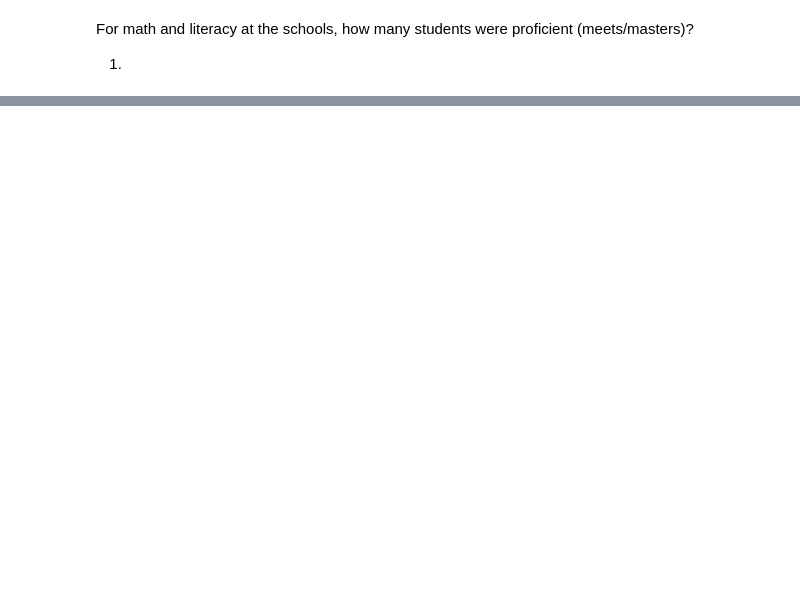
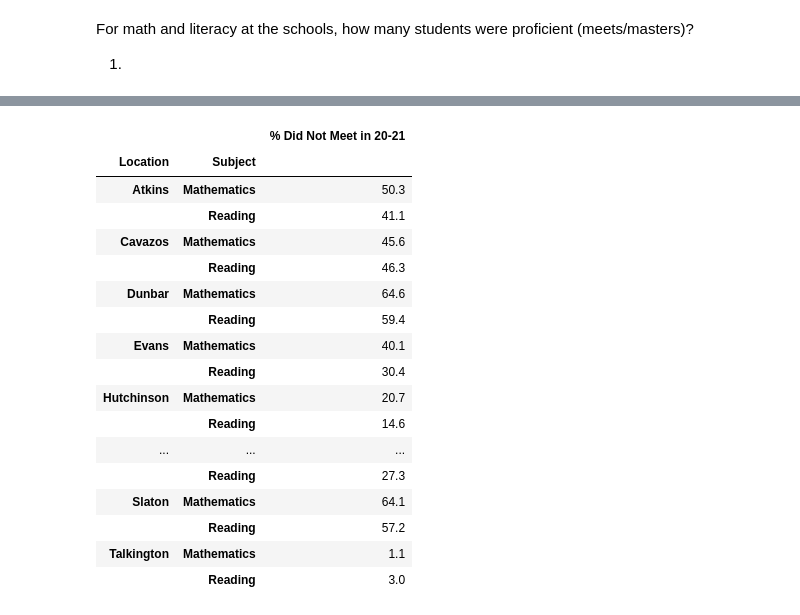
Before and after one commit to rajaridgway/lubbock-analysis, a Jupyter notebook: lubbock.ipynb, the cells around one changed output, grey strips where cells are left out. Drawn from its saved outputs; the diff is of its cells as text; code cells hidden in the pictures; blank space fills up the shorter version.

```diff
--- a/lubbock.ipynb
+++ b/lubbock.ipynb
@@ -496,8 +481,7 @@ df_21_total_8 = df[df_21 & df_total & df_8]
 # %%
 # Create lists for only the schools and all locations
-#schools_only = ['Atkins', 'Cavazos', 'McCool', 'Dunbar','Evans', 'Hutchinson', 'Irons', 'Juvenile Detention', 'Mackenzie','Slaton', 'Smylie', 'Talkington']
-#all_locations = ['State', 'Lubbock', 'Atkins', 'Cavazos', 'McCool', 'Dunbar', 'Evans', 'Hutchinson', 'Irons', 'Juvenile Detention', 'Mackenzie',
-                 #'Slaton', 'Smylie', 'Talkington']
+schools = ['Atkins', 'Cavazos', 'McCool', 'Dunbar','Evans', 'Hutchinson', 'Irons', 'Juvenile Detention', 'Mackenzie','Slaton', 'Smylie', 'Talkington']
+all_locations = ['State', 'Lubbock', 'Atkins', 'Cavazos', 'McCool', 'Dunbar', 'Evans', 'Hutchinson', 'Irons', 'Juvenile Detention', 'Mackenzie', 'Slaton', 'Smylie', 'Talkington']
 # %%
 # Create lists of all subgroup categories
 ethnicity = ['Hispanic/Latino', 'American Indian or Alaskan Native', 'Asian', 'Black or African American', 'White', 'Two or More Races']
@@ -663,0 +576,21 @@ NameError: name 'df_21_meets' is not defined
+# %%
+df_21_not_meets
+# %% [output]
+|  |  | % Did Not Meet in 20-21 |
+| Location | Subject |  |
+| Atkins | Mathematics | 50.3 |
+|  | Reading | 41.1 |
+| Cavazos | Mathematics | 45.6 |
+|  | Reading | 46.3 |
+| Dunbar | Mathematics | 64.6 |
+|  | Reading | 59.4 |
+| Evans | Mathematics | 40.1 |
+|  | Reading | 30.4 |
+| Hutchinson | Mathematics | 20.7 |
+|  | Reading | 14.6 |
+| ... | ... | ... |
+|  | Reading | 27.3 |
+| Slaton | Mathematics | 64.1 |
+|  | Reading | 57.2 |
+| Talkington | Mathematics | 1.1 |
+|  | Reading | 3.0 |
```
Also changed, not shown: parts of 58 cells of this notebook.
